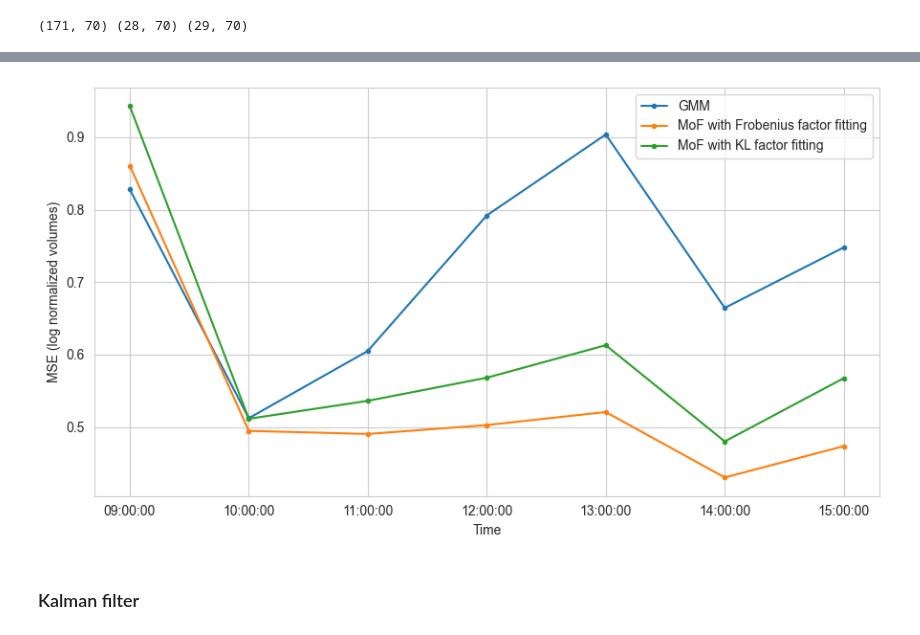
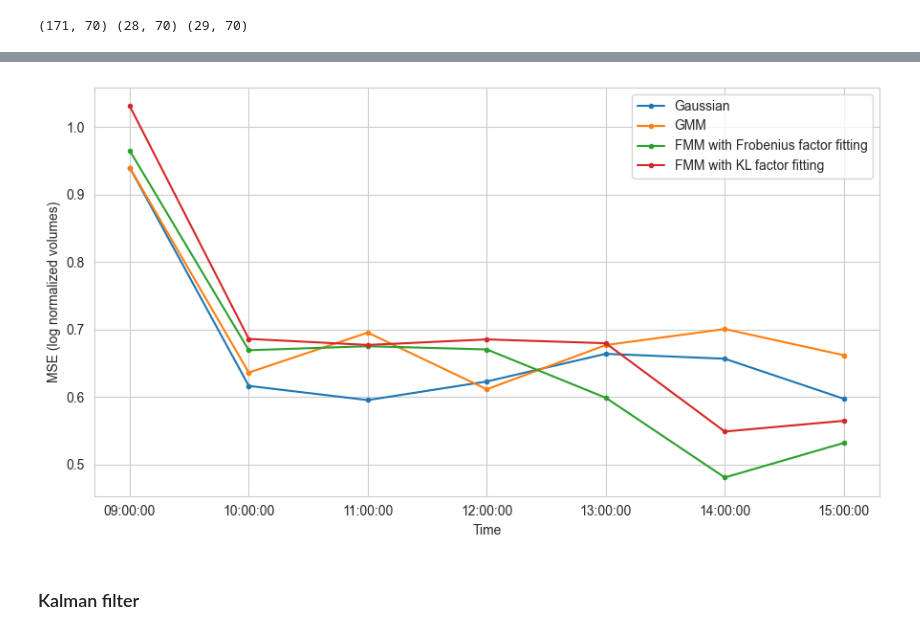
Before and after one commit to aasyed36/Volume-Prediction-Project, a Jupyter notebook: intradaily.ipynb, the cells around one changed output, grey strips where cells are left out. Saved outputs shown, nothing was run; the diff lists cells and outputs as text; code cells hidden in the pictures.

```diff
--- a/intradaily.ipynb
+++ b/intradaily.ipynb
@@ -207,14 +207,14 @@ def generate_priors(fit_data, val_data=None, num_components=None, rank=None):
         print(f"GaussianFactorMixture kl: {num_components} components, rank {rank}")
     gmm_factor_kl = GaussianFactorMixture(n_components=num_components, rank=rank, metric="kl")
     gmm_factor_kl.fit(fit_data)
-    priors["MoF with KL factor fitting"] = gmm_factor_kl
+    priors["FMM with KL factor fitting"] = gmm_factor_kl
 
     if tune_n or tune_rank:
         num_components, rank = tune_components_and_rank(GaussianFactorMixture, fit_data, val_data, metric="frob")
         print(f"GaussianFactorMixture frob: {num_components} components, rank {rank}")
     gmm_factor_frob = GaussianFactorMixture(n_components=num_components, rank=rank, metric="frob")
     gmm_factor_frob.fit(fit_data)
-    priors["MoF with Frobenius factor fitting"] = gmm_factor_frob
+    priors["FMM with Frobenius factor fitting"] = gmm_factor_frob
 
     return priors
 
@@ -239,7 +239,10 @@ def evaluate_predictor(predictor, eval_data):
     """Evaluate the given predictor on the test data."""
     n_assets = eval_data.shape[1] // 7
     calc_mse = lambda pred, true: np.mean(np.square(true - pred))
-    mse = [calc_mse(predictor.predict(), eval_data)]
+    try:
+        mse = [calc_mse(predictor.predict(), eval_data)]
+    except:
+        mse = [calc_mse(predictor.predict(eval_data[:, :0]), eval_data)]
     for i in range(7 - 1):
         mse.append(calc_mse(predictor.predict(eval_data[:, : n_assets * (i + 1)]), eval_data[:, n_assets * (i + 1) :]))
     return mse
@@ -264,0 +270,18 @@ print(train_data.shape, val_data.shape, test_data.shape)
+# %%
+data30 = np.array([0.6, 0.25, 0.0, -0.15, -0.3, -0.45, -0.5, -0.6, -0.5, -0.25, -0.3, -0.1, 0.4, 1.0])
+data60 = np.zeros(7)
+for i in range(6):
+    data60[i] = np.log(np.exp(data30[2*i]) + np.exp(data30[2*i+1]))
+
+thetas = []
+kalman_predictors = []
+for a in range(train_data.shape[0]):
+    ys = train_data[a].flatten()
+    x_1 = np.reshape(np.array([ys[0]/2, ys[0]/2]), 2)
+    theta = Params(x_1, np.identity(2)*0.5, 1.0, 1.0, 0.0025, 0.0025, 0.0005, data60, I=7)
+
+    test_params = em(x_1, ys[1:], theta, maxsteps=10, tol=0.05, I=7)
+    predictor = KalmanPredictor(test_params, I=7)
+
+    thetas.append(theta)
+    kalman_predictors.append(predictor)
@@ -402,17 +504,18 @@ Score: -65.88877338009858
 # %%
 plt.figure(figsize=(9, 5))
+plt.plot(evaluate_predictor(predictors["Gaussian"], test_data), ".-", label="Gaussian")
 plt.plot(evaluate_predictor(predictors["GMM"], test_data), ".-", label="GMM")
-plt.plot(evaluate_predictor(predictors["MoF with Frobenius factor fitting"], test_data), ".-", label="MoF with Frobenius factor fitting")
-plt.plot(evaluate_predictor(predictors["MoF with KL factor fitting"], test_data), ".-", label="MoF with KL factor fitting")
+plt.plot(evaluate_predictor(predictors["FMM with Frobenius factor fitting"], test_data), ".-", label="FMM with Frobenius factor fitting")
+plt.plot(evaluate_predictor(predictors["FMM with KL factor fitting"], test_data), ".-", label="FMM with KL factor fitting")
 
 plt.xlabel("Time")
 plt.ylabel("MSE (log normalized volumes)")
 plt.xticks(np.arange(num_times), [str(t) for t in unique_times])
 plt.legend(loc="upper right")
 plt.tight_layout()
 plt.savefig(f"figures/joint_mse.png")
 plt.show()
 # %% [output]
-[figure, old version]
+[figure, new version]
 # %% [markdown]
 ### Kalman filter
```
Also changed, not shown: parts of 6 cells of this notebook.
